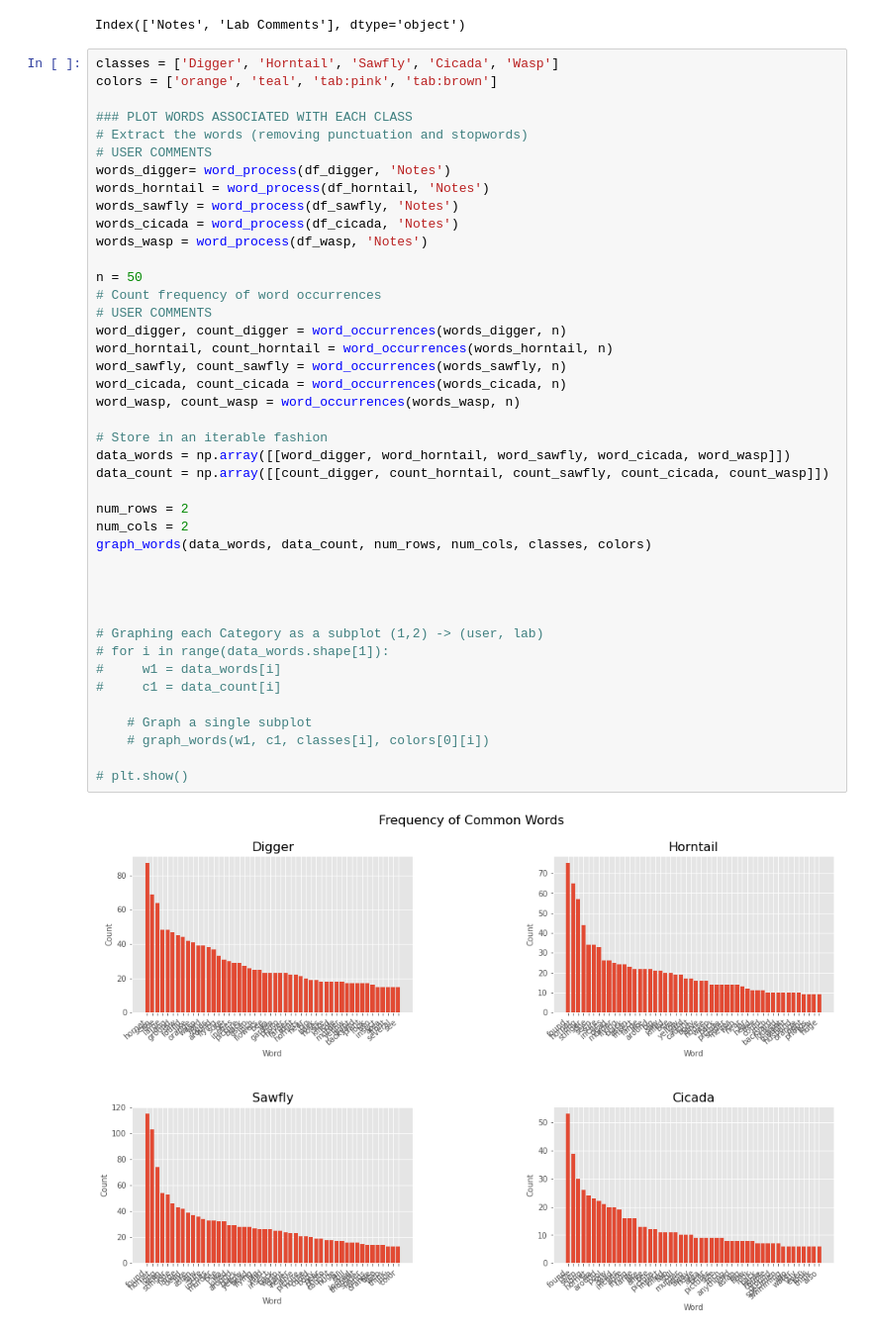
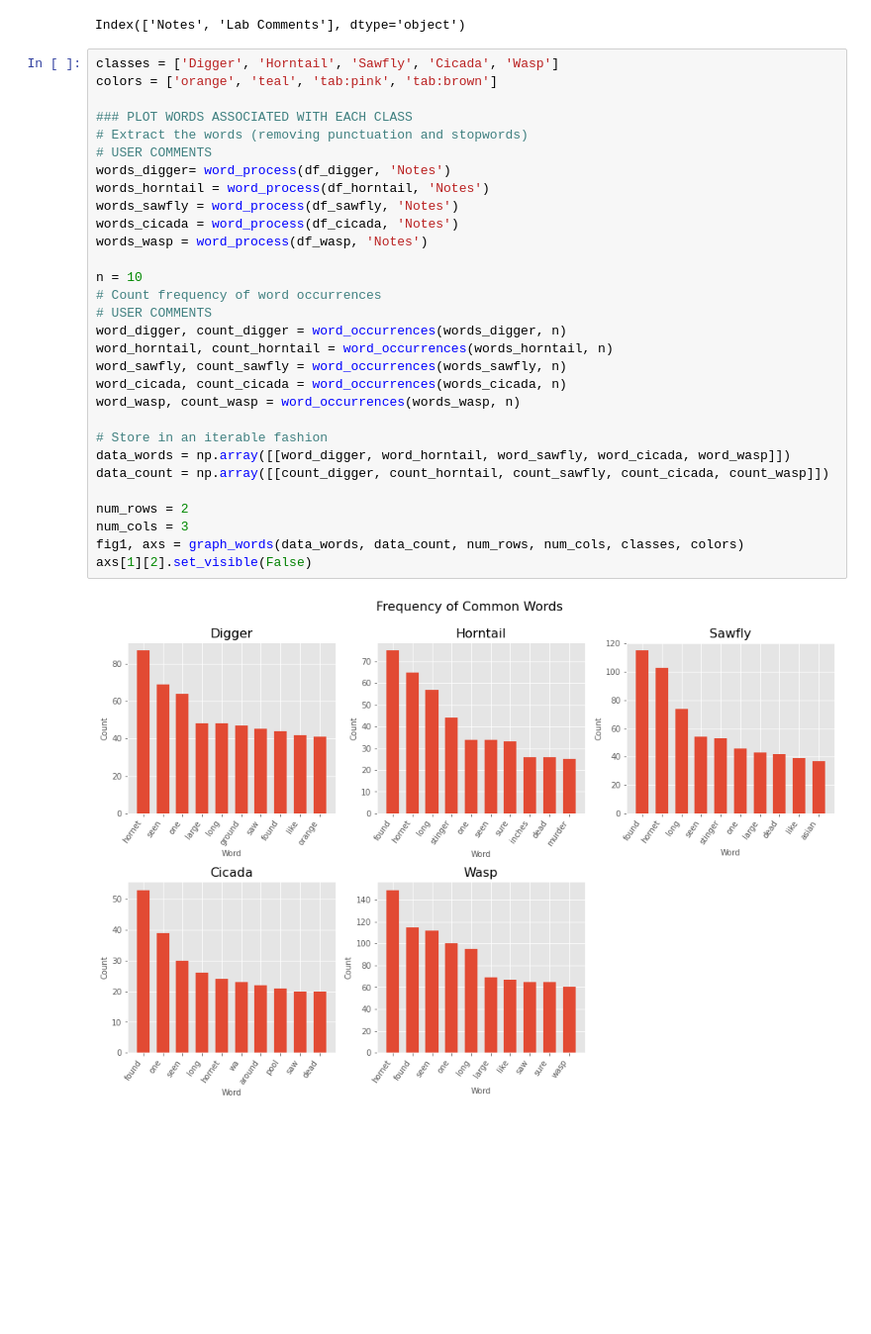
Before and after one commit to brfi3983/MCM2021, a Jupyter notebook: negative_predictions_AL.ipynb, the cells around one changed output. Shown: that part at 99% size. Saved outputs shown, nothing was run; the diff lists cells and outputs as text; blank space fills up the shorter version.

Commit message:
plots by word category

```diff
--- a/negative_predictions_AL.ipynb
+++ b/negative_predictions_AL.ipynb
@@ -104,47 +110,35 @@ Index(['Notes', 'Lab Comments'], dtype='object')
 # %%
 classes = ['Digger', 'Horntail', 'Sawfly', 'Cicada', 'Wasp']
 colors = ['orange', 'teal', 'tab:pink', 'tab:brown']
 
 ### PLOT WORDS ASSOCIATED WITH EACH CLASS
 # Extract the words (removing punctuation and stopwords)
 # USER COMMENTS
 words_digger= word_process(df_digger, 'Notes')
 words_horntail = word_process(df_horntail, 'Notes')
 words_sawfly = word_process(df_sawfly, 'Notes')
 words_cicada = word_process(df_cicada, 'Notes')
 words_wasp = word_process(df_wasp, 'Notes')
 
-n = 50
+n = 10
 # Count frequency of word occurrences
 # USER COMMENTS
 word_digger, count_digger = word_occurrences(words_digger, n)
 word_horntail, count_horntail = word_occurrences(words_horntail, n)
 word_sawfly, count_sawfly = word_occurrences(words_sawfly, n)
 word_cicada, count_cicada = word_occurrences(words_cicada, n)
 word_wasp, count_wasp = word_occurrences(words_wasp, n)
 
 # Store in an iterable fashion
 data_words = np.array([[word_digger, word_horntail, word_sawfly, word_cicada, word_wasp]])
 data_count = np.array([[count_digger, count_horntail, count_sawfly, count_cicada, count_wasp]])
 
 num_rows = 2
-num_cols = 2
-graph_words(data_words, data_count, num_rows, num_cols, classes, colors)
-
-
-
-
-# Graphing each Category as a subplot (1,2) -> (user, lab)
-# for i in range(data_words.shape[1]):
-#     w1 = data_words[i]
-#     c1 = data_count[i]
-
-    # Graph a single subplot
-    # graph_words(w1, c1, classes[i], colors[0][i])
-
-# plt.show()
+num_cols = 3
+fig1, axs = graph_words(data_words, data_count, num_rows, num_cols, classes, colors)
+axs[1][2].set_visible(False)
 # %% [output]
-[figure, old version]
+[figure, new version]
 # %%
 data_words[0][0].shape
 # %% [output]
```
Also changed, not shown: parts of 6 cells of this notebook.
